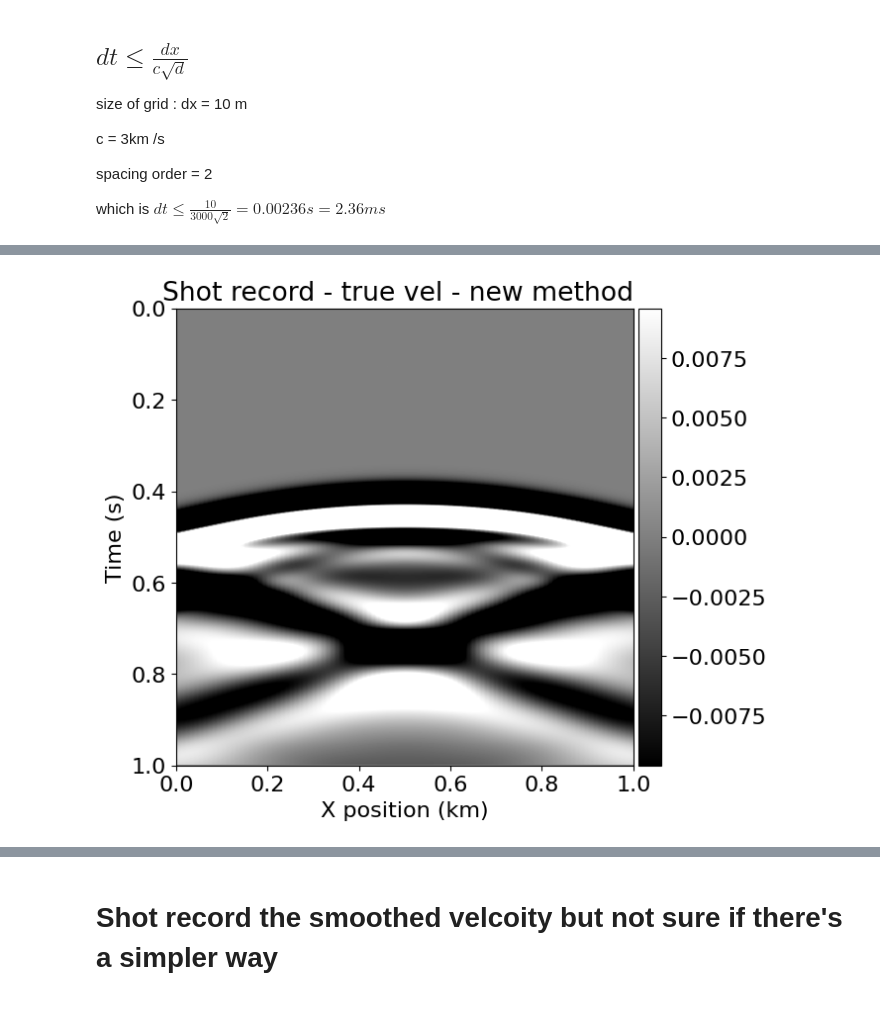
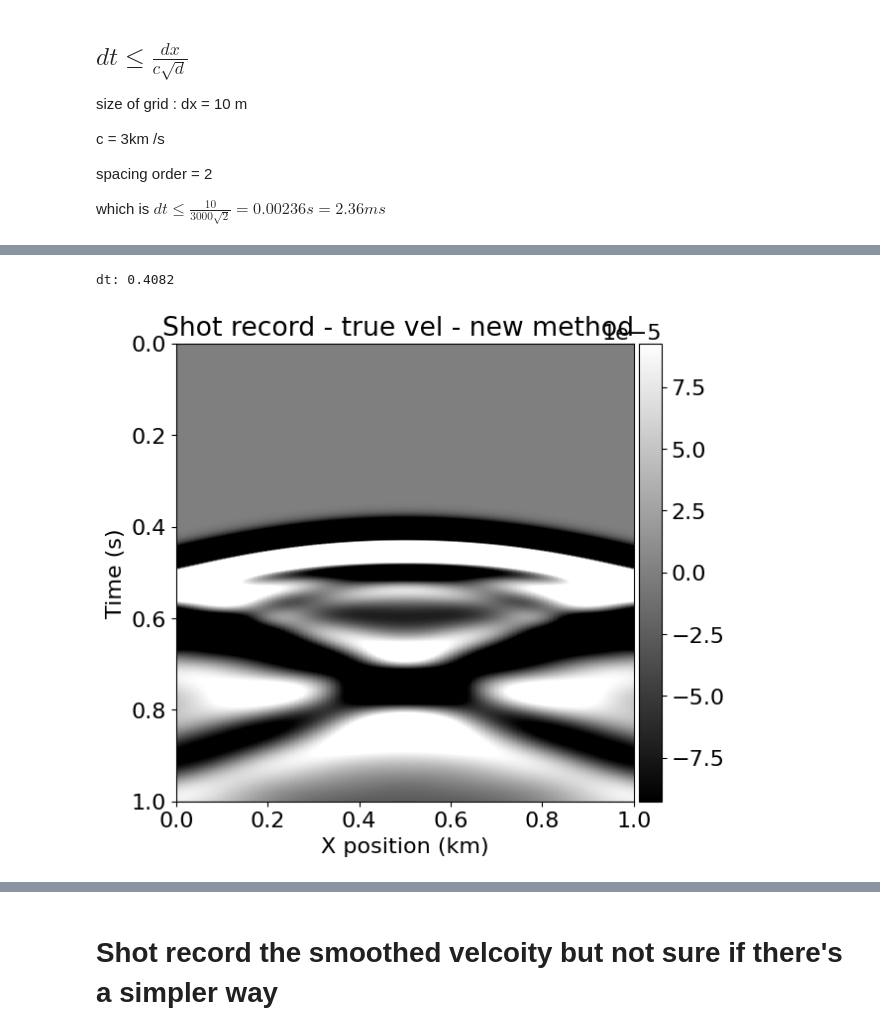
Before and after one commit to acse-yw11823/spyro, a Jupyter notebook: 2project_forward-devito.ipynb, the cells around one changed output, grey strips where cells are left out. Drawn from its saved outputs; the diff is of its cells as text; code cells hidden in the pictures.

```diff
--- a/2project_forward-devito.ipynb
+++ b/2project_forward-devito.ipynb
@@ -220,18 +231,31 @@ where $\eta$ is the damping mask which is equal to $0$ inside the physical domai
 #         return .1
 
 # Define true and initial model
-shape = (101, 101)  # Number of grid point (nx, nz)
-spacing = (20., 20.)  # Grid spacing in m. The domain size is now 1km by 1km
 origin = (0., 0.)  # Need origin to define relative source and receiver locations
 
+# shape = (401, 401)  # Number of grid point (nx, nz)
+# spacing = (7.5, 7.5)  # Grid spacing in m. The domain size is now 1km by 1km
+# nbl = 53
+
+# shape = (1001, 1001)  # Number of grid point (nx, nz)
+# spacing = (3, 3)  # Grid spacing in m. The domain size is now 1km by 1km
+# nbl = 133
+
+# shape = (101, 101)  # Number of grid point (nx, nz)
+# spacing = (10, 10)  # Grid spacing in m. The domain size is now 1km by 1km
 #Set the number of boundary layers
-nbl = 40
+# nbl = 40
+
+shape = (501, 501)  # Number of grid point (nx, nz)
+spacing = (2, 2)  # Grid spacing in m. The domain size is now 1km by 1km
+# Set the nbl
+nbl = 200
 
 v = np.full(shape, 2.5, dtype=np.float32)  # 全部初始化为2.5 km/s
 
 # 定义圆的中心和半径
 center_x, center_y = shape[0] // 2, shape[1] // 2  # 圆心位置
-radius = 30  # 半径为50格
+radius = 150  # 半径为50格
 
 # 遍历每个点，如果点在圆内，则设置速度为3 km/s
 for x in range(shape[0]):
@@ -240,7 +264,7 @@ for x in range(shape[0]):
             v[x, y] = 3.0
 
 #True Vp model
-model = Model(vp=v, origin=origin, shape=shape, spacing=spacing, space_order=8, nbl=nbl, bcs="damp")
+model = Model(vp=v, origin=origin, shape=shape, spacing=spacing, space_order=2, nbl=nbl, bcs="damp")
 
 vp = model.vp.data
 
@@ -278,5 +302,13 @@ rec_term = rec.interpolate(u.forward)
 
 op_fwd = Operator([stencil] + src_term + rec_term)
 
+# t_begin = time.time()
+# op_fwd(dt=model.critical_dt)
+# t_end = time.time()
+# print("running time:", t_end - t_begin)
+
 op_fwd(dt=model.critical_dt)
+
+rec_data = rec.data * (1/(model.spacing [0]**2))
+rec_data
 # %% [output]
@@ -315,5 +354,7 @@ Data([[0.        , 0.        , 0.        , ..., 0.        , 0.        ,
 # %%
+print("dt:", dt)
 plt.title('Shot record - true vel - new method', loc='right')
-plot_shotrecord(rec.data, model, t0, tn)
+plot_shotrecord(rec_data, model, t0, tn)
 # %% [output]
+dt: 0.4082
-[figure, old version]
+[figure, new version]
```
Also changed, not shown: parts of 34 cells of this notebook, 24 other files.
